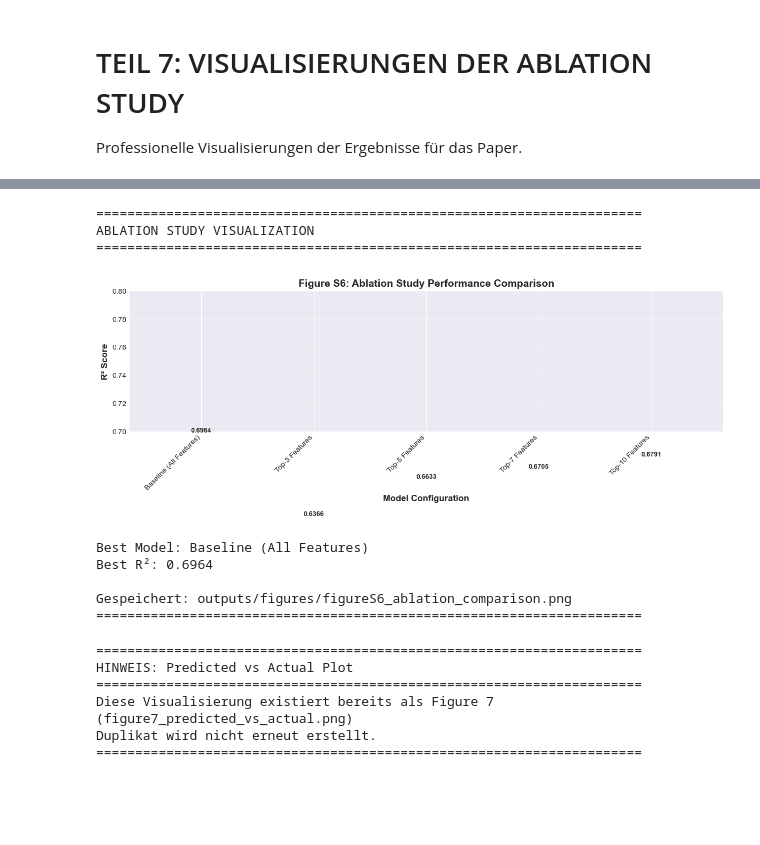
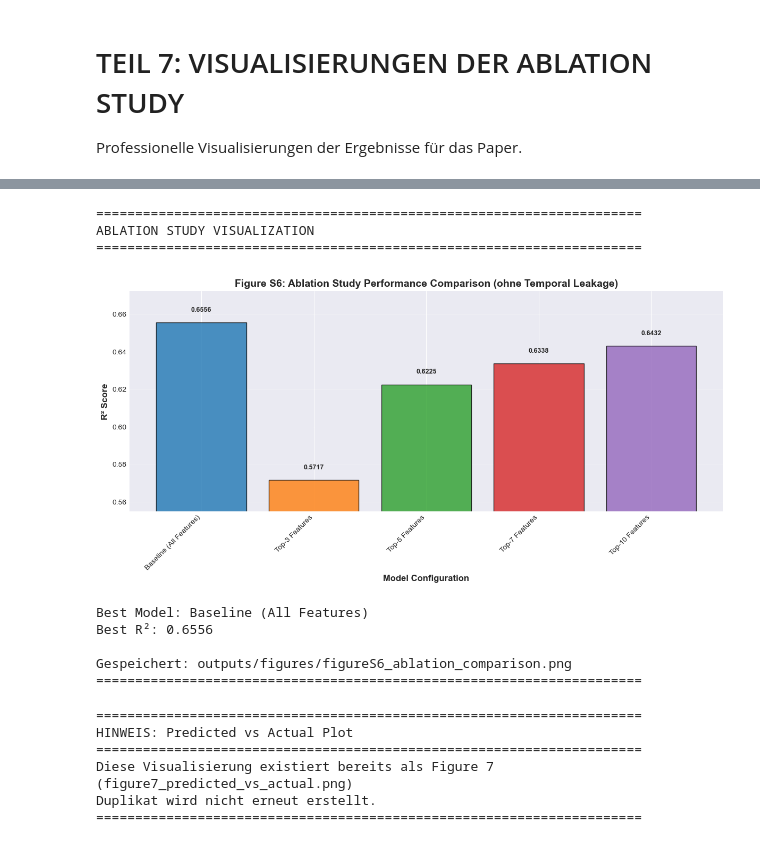
Before and after one commit to AnoukHecht/KDT_Paper_2, a Jupyter notebook: Week5_Ablation_Study_26_Features.ipynb, the cells around one changed output, grey strips where cells are left out. Saved outputs shown, nothing was run; the diff lists cells and outputs as text; code cells hidden in the pictures; blank space fills up the shorter version.

Commit message:
alle möglichen leakage features draußen

```diff
--- a/Week5_Ablation_Study_26_Features.ipynb
+++ b/Week5_Ablation_Study_26_Features.ipynb
@@ -610,32 +611,30 @@ print(f"\n✓ revenue_log: Target variable")
 print(f"  Original range: ${df_clean['revenue'].min():,.0f} - ${df_clean['revenue'].max():,.0f}")
 print(f"  Log range: {df_clean['revenue_log'].min():.2f} - {df_clean['revenue_log'].max():.2f}")
 
-# Features
+# Features - NUR budget!
 df_clean['budget_log'] = np.log1p(df_clean['budget'])
-df_clean['popularity_log'] = np.log1p(df_clean['popularity'])
 
-# REMOVED: vote_count_log und vote_average
+# REMOVED: popularity_log, vote_count_log, vote_average
 # Grund: TEMPORAL DATA LEAKAGE
-# - vote_count und vote_average sind User-Bewertungen NACH Film-Release
-# - Zum Zeitpunkt der Revenue-Vorhersage (vor Release) nicht verfügbar
-# - Verwendung würde "Zukunftsinformation" nutzen
+# 1. vote_count und vote_average: User-Bewertungen NACH Film-Release
+# 2. popularity: TMDB Popularity ist kumulativer Score über gesamte Historie,
+#    NICHT Pre-Release Hype. Alte erfolgreiche Filme haben hohen Score durch
+#    jahrzehntelange Views, was mit Pre-Release Vorhersage nichts zu tun hat.
+
 print(f"\n✓ budget_log: Feature")
 print(f"  Original range: ${df_clean['budget'].min():,.0f} - ${df_clean['budget'].max():,.0f}")
 print(f"  Log range: {df_clean['budget_log'].min():.2f} - {df_clean['budget_log'].max():.2f}")
 
-print(f"\n✓ popularity_log: Feature")
-print(f"  Original range: {df_clean['popularity'].min():.2f} - {df_clean['popularity'].max():.2f}")
-print(f"  Log range: {df_clean['popularity_log'].min():.2f} - {df_clean['popularity_log'].max():.2f}")
-
-print(f"\n⚠️  vote_count_log: ENTFERNT (Temporal Leakage)")
-print(f"  → User-Bewertungen sind erst NACH Release verfügbar")
-print(f"\n⚠️  vote_average: ENTFERNT (Temporal Leakage)")
-print(f"  → User-Bewertungen sind erst NACH Release verfügbar")
+print(f"\n⚠️  ENTFERNT (Temporal Leakage):")
+print(f"  - vote_count_log: User-Bewertungen erst NACH Release verfügbar")
+print(f"  - vote_average: User-Bewertungen erst NACH Release verfügbar")
+print(f"  - popularity_log: TMDB Score ist kumulativ (gesamte Historie), nicht Pre-Release")
 
 print("\n" + "=" * 70)
-print("Ergebnis: 2 Features wurden log-transformiert (ohne Temporal Leakage)")
-print(f"Neue Features: {['revenue_log', 'budget_log', 'popularity_log']}")
+print("Ergebnis: 1 Feature log-transformiert (nur budget_log)")
+print(f"Neue Features: {['revenue_log', 'budget_log']}")
 print("=" * 70)
+print("\n✓ KEIN TEMPORAL LEAKAGE - Alle Features sind VOR/BEI Release bekannt!")
 # %% [output]
 ======================================================================
 LOG-TRANSFORMATION
@@ -2865,39 +2873,44 @@ for r2_str in results_df['R² (95% CI)']:
     r2_values.append(mean_val)
 
 # Plot
 fig, ax = plt.subplots(figsize=(12, 6))
 
 colors = ['#1f77b4', '#ff7f0e', '#2ca02c', '#d62728', '#9467bd']
 bars = ax.bar(range(len(models)), r2_values, color=colors, alpha=0.8, edgecolor='black')
 
 ax.set_xticks(range(len(models)))
 ax.set_xticklabels(models, rotation=45, ha='right')
 ax.set_ylabel('R² Score', fontsize=12, fontweight='bold')
 ax.set_xlabel('Model Configuration', fontsize=12, fontweight='bold')
-ax.set_title('Figure S6: Ablation Study Performance Comparison', fontsize=14, fontweight='bold')
+ax.set_title('Figure S6: Ablation Study Performance Comparison (ohne Temporal Leakage)', fontsize=14, fontweight='bold')
 ax.grid(axis='y', alpha=0.3)
-ax.set_ylim([0.7, 0.8])  # Zoom auf relevanten Bereich
+
+# Dynamischer Y-Achsen-Bereich basierend auf den Daten
+min_r2 = min(r2_values)
+max_r2 = max(r2_values)
+padding = (max_r2 - min_r2) * 0.2  # 20% Padding
+ax.set_ylim([max(0, min_r2 - padding), min(1.0, max_r2 + padding)])
 
 # Füge Werte über den Bars hinzu
 for i, (bar, val) in enumerate(zip(bars, r2_values)):
-    ax.text(bar.get_x() + bar.get_width()/2, bar.get_height() + 0.002,
+    ax.text(bar.get_x() + bar.get_width()/2, bar.get_height() + 0.005,
             f'{val:.4f}', ha='center', va='bottom', fontsize=9, fontweight='bold')
 
 plt.tight_layout()
 plt.savefig('outputs/figures/figureS6_ablation_comparison.png', dpi=300, bbox_inches='tight')
 plt.show()
 
 print("\nBest Model: " + models[np.argmax(r2_values)])
 print(f"Best R²: {max(r2_values):.4f}")
 print("\nGespeichert: outputs/figures/figureS6_ablation_comparison.png")
 print("=" * 70)
 # %% [output]
 ======================================================================
 ABLATION STUDY VISUALIZATION
 ======================================================================
-[figure, old version]
+[figure, new version]
 Best Model: Baseline (All Features)
-Best R²: 0.6964
+Best R²: 0.6556
 
 Gespeichert: outputs/figures/figureS6_ablation_comparison.png
 ======================================================================
```
Also changed, not shown: parts of 30 cells of this notebook, 25 other files.
